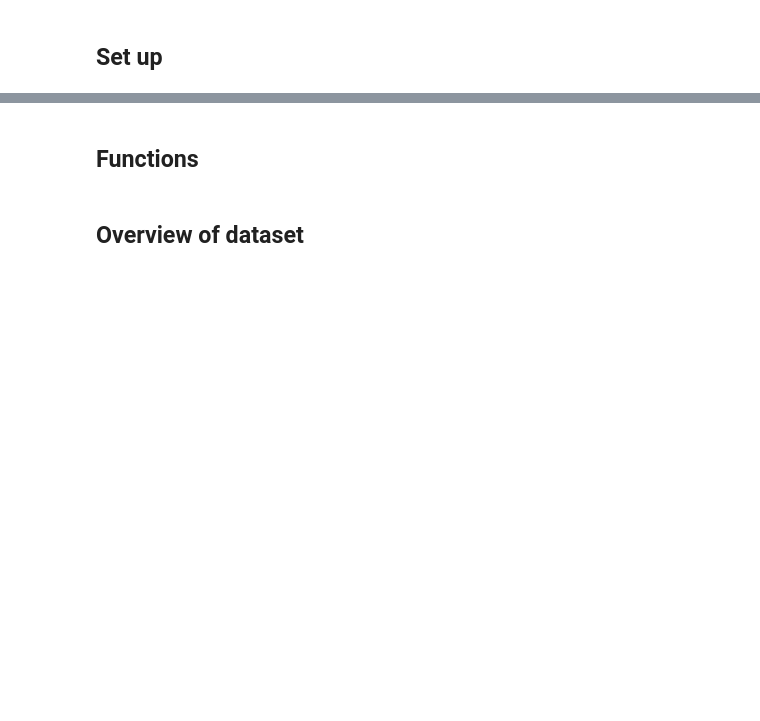
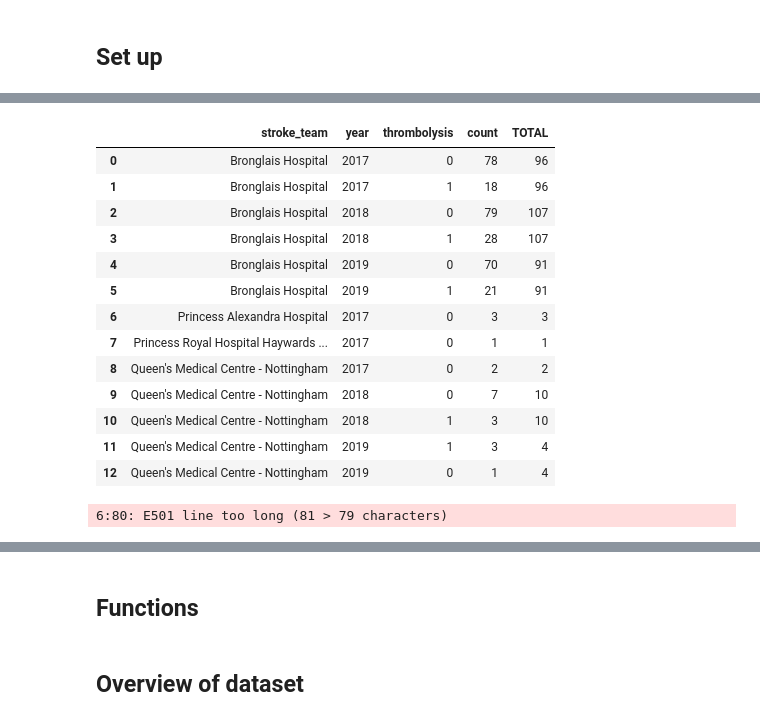
Before and after one commit to samuel-book/samuel_2_data_prep, a Jupyter notebook: descriptive_statistics/02_descriptive_analysis.ipynb, the cells around one changed output, grey strips where cells are left out. Cells and saved outputs as stored; diff of their text form; code cells hidden in the pictures; blank space fills up the shorter version.

```diff
--- a/descriptive_statistics/02_descriptive_analysis.ipynb
+++ b/descriptive_statistics/02_descriptive_analysis.ipynb
@@ -44,0 +103,23 @@ full_data = pd.read_csv(os.path.join(paths.data_path,
+# %%
+discard_df = pd.concat(discard)
+discard_summary = (discard_df.groupby(['stroke_team', 'year'])['thrombolysis']
+                   .value_counts()
+                   .reset_index(name='count'))
+discard_summary.merge(
+    discard_df.groupby(['stroke_team', 'year']).size().reset_index(name='TOTAL'))
+# %% [output]
+|  | stroke_team | year | thrombolysis | count | TOTAL |
+| 0 | Bronglais Hospital | 2017 | 0 | 78 | 96 |
+| 1 | Bronglais Hospital | 2017 | 1 | 18 | 96 |
+| 2 | Bronglais Hospital | 2018 | 0 | 79 | 107 |
+| 3 | Bronglais Hospital | 2018 | 1 | 28 | 107 |
+| 4 | Bronglais Hospital | 2019 | 0 | 70 | 91 |
+| 5 | Bronglais Hospital | 2019 | 1 | 21 | 91 |
+| 6 | Princess Alexandra Hospital | 2017 | 0 | 3 | 3 |
+| 7 | Princess Royal Hospital Haywards ... | 2017 | 0 | 1 | 1 |
+| 8 | Queen's Medical Centre - Nottingham | 2017 | 0 | 2 | 2 |
+| 9 | Queen's Medical Centre - Nottingham | 2018 | 0 | 7 | 10 |
+| 10 | Queen's Medical Centre - Nottingham | 2018 | 1 | 3 | 10 |
+| 11 | Queen's Medical Centre - Nottingham | 2019 | 1 | 3 | 4 |
+| 12 | Queen's Medical Centre - Nottingham | 2019 | 0 | 1 | 4 |
+6:80: E501 line too long (81 > 79 characters)
```
Also changed, not shown: parts of 24 cells of this notebook.
